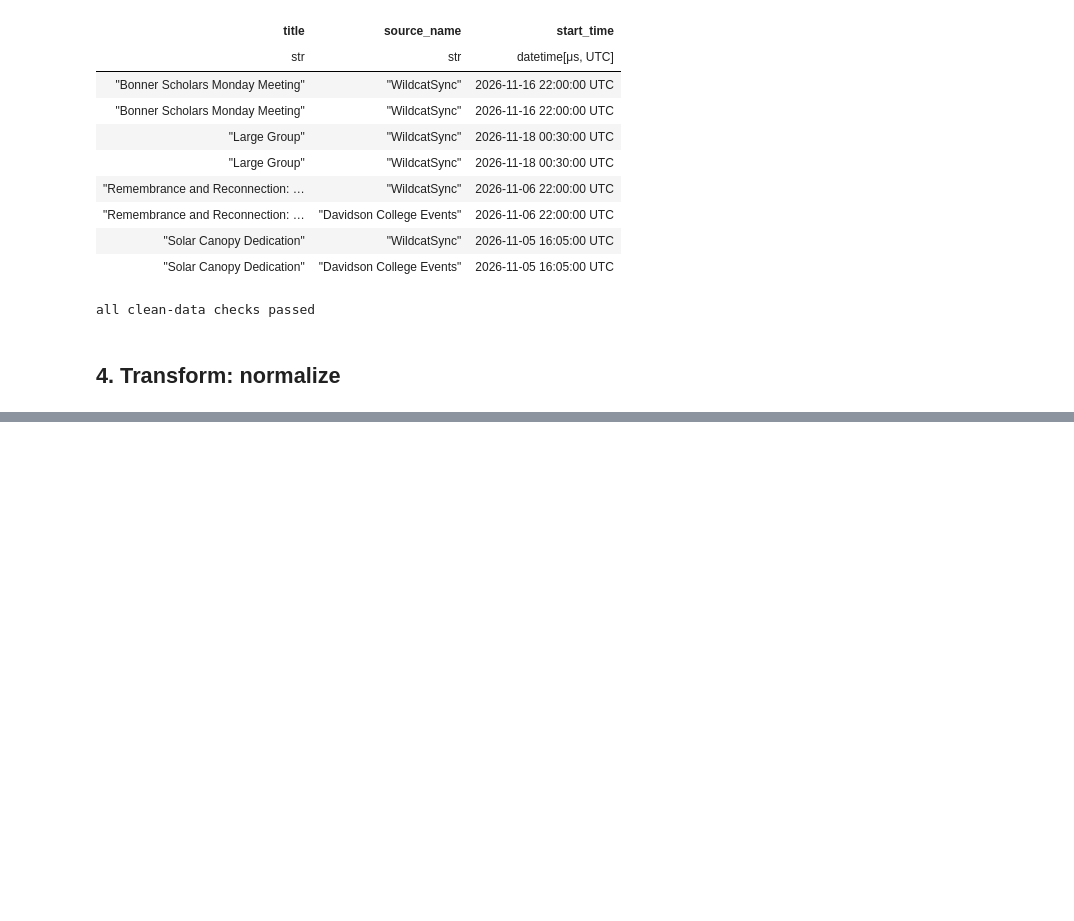
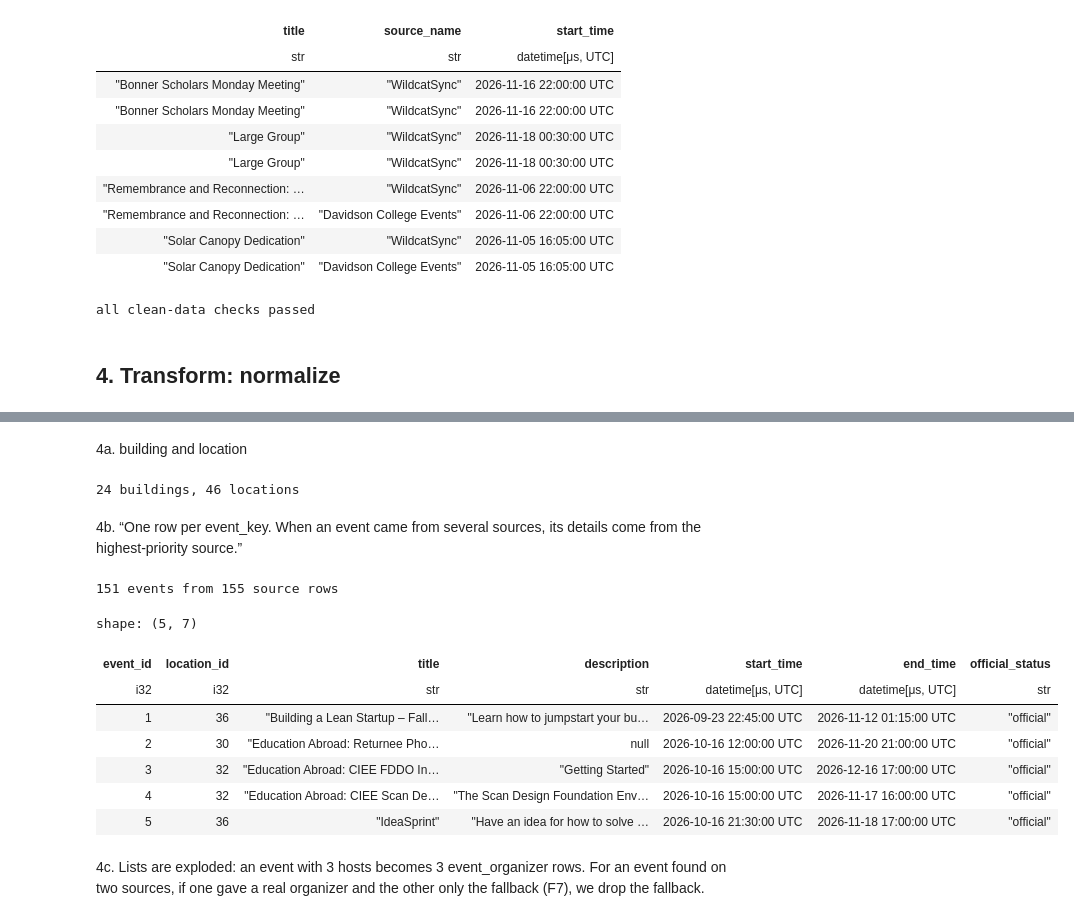
Before and after one commit to Jogarenas/CatCruxis, a Jupyter notebook: etl/etl_pipeline.ipynb, the cells around one changed output, grey strips where cells are left out. Cells and saved outputs as stored; diff of their text form; code cells hidden in the pictures; blank space fills up the shorter version.

```diff
--- a/etl/etl_pipeline.ipynb
+++ b/etl/etl_pipeline.ipynb
@@ -658,0 +672,60 @@ all clean-data checks passed
+# %% [markdown]
+4a. building and location
+# %%
+building = (
+    all_rows.select("building_name").unique().sort("building_name")
+    .with_row_index("building_id", offset=1)
+    .with_columns(
+        pl.col("building_id").cast(pl.Int32),
+        # No source has coordinates, so they stay empty for now
+        pl.lit(None, dtype=pl.Decimal(9, 6)).alias("latitude"),
+        pl.lit(None, dtype=pl.Decimal(9, 6)).alias("longitude"),
+    )
+)
+
+# A text key for (building, room). Joining on it avoids comparing NULL rooms.
+def location_key():
+    return pl.col("building_name") + "|" + pl.col("room_number").fill_null("")
+
+all_rows = all_rows.with_columns(location_key().alias("location_key"))
+
+location = (
+    all_rows.select("building_name", "room_number", "location_key").unique()
+    .join(building.select("building_id", "building_name"), on="building_name")
+    .sort("building_name", "room_number", nulls_last=True)
+    .with_row_index("location_id", offset=1)
+    .with_columns(pl.col("location_id").cast(pl.Int32))
+)
+print(building.height, "buildings,", location.height, "locations")
+# %% [output]
+24 buildings, 46 locations
+# %% [markdown]
+4b. “One row per event_key. When an event came from several sources, its details come from the highest-priority source.”
+# %%
+event_rows = (
+    all_rows.sort("priority")
+    .unique(subset="event_key", keep="first", maintain_order=True)
+    .sort("start_time", "title")
+    .with_row_index("event_id", offset=1)
+    .with_columns(pl.col("event_id").cast(pl.Int32))
+    .join(location.select("location_id", "location_key"), on="location_key", how="left")
+)
+event = event_rows.select("event_id", "location_id", "title", "description",
+                          "start_time", "end_time", "official_status")
+
+# Every (event, source) row with its event_id. The bridge tables use this.
+rows_with_ids = all_rows.join(event_rows.select("event_key", "event_id"), on="event_key")
+print(event.height, "events from", all_rows.height, "source rows")
+event.head()
+# %% [output]
+151 events from 155 source rows
+shape: (5, 7)
+| event_id | location_id | title | description | start_time | end_time | official_status |
+| i32 | i32 | str | str | datetime[μs, UTC] | datetime[μs, UTC] | str |
+| 1 | 36 | "Building a Lean Startup – Fall… | "Learn how to jumpstart your bu… | 2026-09-23 22:45:00 UTC | 2026-11-12 01:15:00 UTC | "official" |
+| 2 | 30 | "Education Abroad: Returnee Pho… | null | 2026-10-16 12:00:00 UTC | 2026-11-20 21:00:00 UTC | "official" |
+| 3 | 32 | "Education Abroad: CIEE FDDO In… | "Getting Started" | 2026-10-16 15:00:00 UTC | 2026-12-16 17:00:00 UTC | "official" |
+| 4 | 32 | "Education Abroad: CIEE Scan De… | "The Scan Design Foundation Env… | 2026-10-16 15:00:00 UTC | 2026-11-17 16:00:00 UTC | "official" |
+| 5 | 36 | "IdeaSprint" | "Have an idea for how to solve … | 2026-10-16 21:30:00 UTC | 2026-11-18 17:00:00 UTC | "official" |
+# %% [markdown]
+4c. Lists are exploded: an event with 3 hosts becomes 3 event_organizer rows. For an event found on two sources, if one gave a real organizer and the other only the fallback (F7), we drop the fallback.
```
Also changed, not shown: parts of 17 cells of this notebook.
